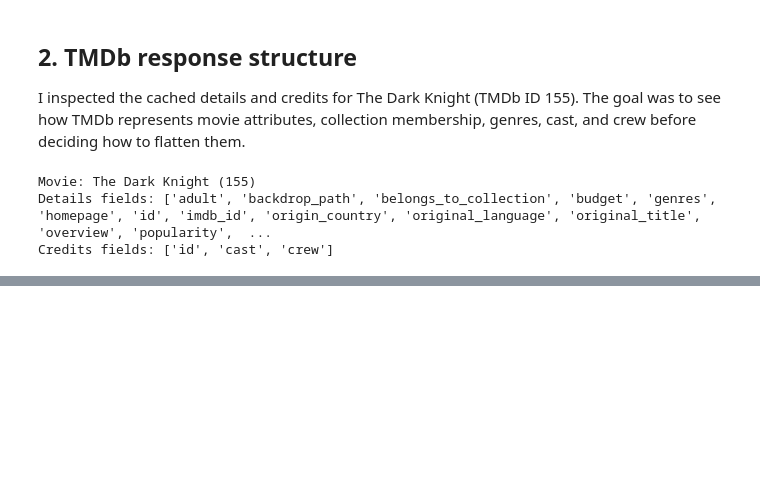
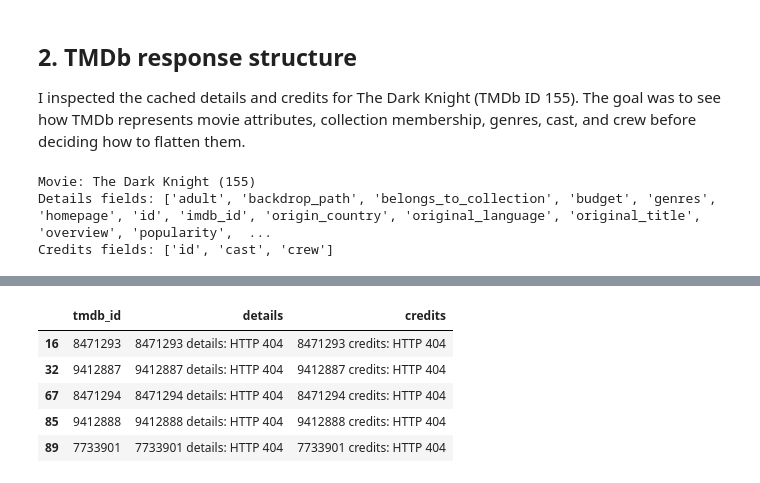
Before and after one commit to paulbletcher/lab2, a Jupyter notebook: data profile/tmdb_data_profile.ipynb, the cells around one changed output, grey strips where cells are left out. Cells and saved outputs as stored; diff of their text form; code cells hidden in the pictures; blank space fills up the shorter version.

```diff
--- a/data profile/tmdb_data_profile.ipynb
+++ b/data profile/tmdb_data_profile.ipynb
@@ -120,0 +149,27 @@ print("Directors:", [person["name"] for person in directors])
+# %%
+validated_path = project_root / "data" / "validated" / "validated_ids.csv"
+fetch_audit_path = project_root / "data" / "cache" / "fetch_audit.csv"
+
+validated = pd.read_csv(validated_path, dtype={"tmdb_id": str})
+fetch_audit = pd.read_csv(fetch_audit_path, dtype={"tmdb_id": str})
+
+assert validated["tmdb_id"].is_unique, "Duplicate IDs in the validated list."
+assert fetch_audit["tmdb_id"].is_unique, "Duplicate IDs in the fetch audit."
+assert set(validated["tmdb_id"]) == set(fetch_audit["tmdb_id"]), (
+    "The fetch audit and validated list contain different IDs."
+)
+
+details_ok = fetch_audit["details"].eq("ok")
+credits_ok = fetch_audit["credits"].eq("ok")
+
+coverage = pd.Series({
+    "Both responses available": (details_ok & credits_ok).sum(),
+    "Details only": (details_ok & ~credits_ok).sum(),
+    "Credits only": (~details_ok & credits_ok).sum(),
+    "Neither response available": (~details_ok & ~credits_ok).sum(),
+}, name="movies")
+
+assert coverage.sum() == len(validated)
+display(coverage.to_frame())
+
+print(f"Movies with details available: {details_ok.sum()}/{len(validated)}")
@@ -120,0 +183,15 @@ print("Directors:", [person["name"] for person in directors])
+# %%
+#incomplete movies
+incomplete = fetch_audit.loc[
+    ~(details_ok & credits_ok),
+    ["tmdb_id", "details", "credits"],
+]
+
+display(incomplete)
+# %% [output]
+|  | tmdb_id | details | credits |
+| 16 | 8471293 | 8471293 details: HTTP 404 | 8471293 credits: HTTP 404 |
+| 32 | 9412887 | 9412887 details: HTTP 404 | 9412887 credits: HTTP 404 |
+| 67 | 8471294 | 8471294 details: HTTP 404 | 8471294 credits: HTTP 404 |
+| 85 | 9412888 | 9412888 details: HTTP 404 | 9412888 credits: HTTP 404 |
+| 89 | 7733901 | 7733901 details: HTTP 404 | 7733901 credits: HTTP 404 |
```
Also changed, not shown: parts of 14 cells of this notebook.
